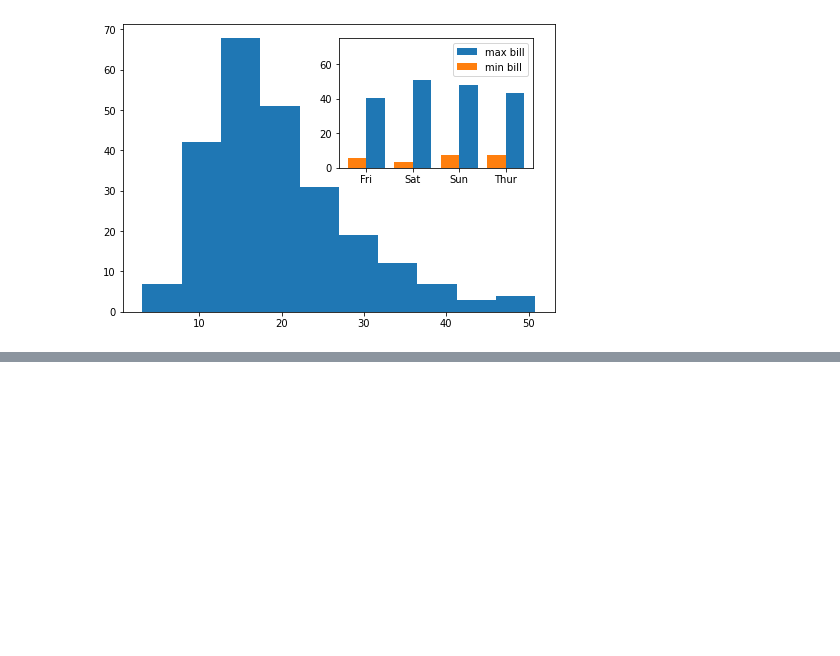
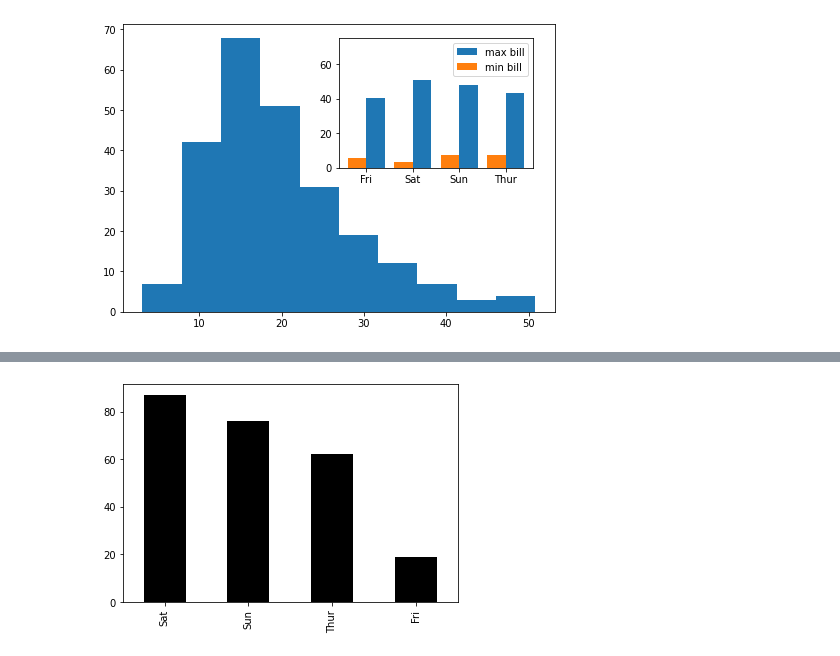
Before and after one commit to EugeniaVoytik/Skillfactory_Data_Science_Degree, a Jupyter notebook: module_2/PYTHON-10._Visualization.ipynb, the cells around one changed output, grey strips where cells are left out. Saved outputs shown, nothing was run; the diff lists cells and outputs as text; code cells hidden in the pictures; blank space fills up the shorter version.

```diff
--- a/module_2/PYTHON-10._Visualization.ipynb
+++ b/module_2/PYTHON-10._Visualization.ipynb
@@ -149,0 +170,4 @@ insert_axes.legend(loc = 0);
+# %%
+df.day.value_counts().plot(kind='bar', color='black');
+# %% [output]
+[figure, added]
```
Also changed, not shown: parts of 38 cells of this notebook, 1 other file.
